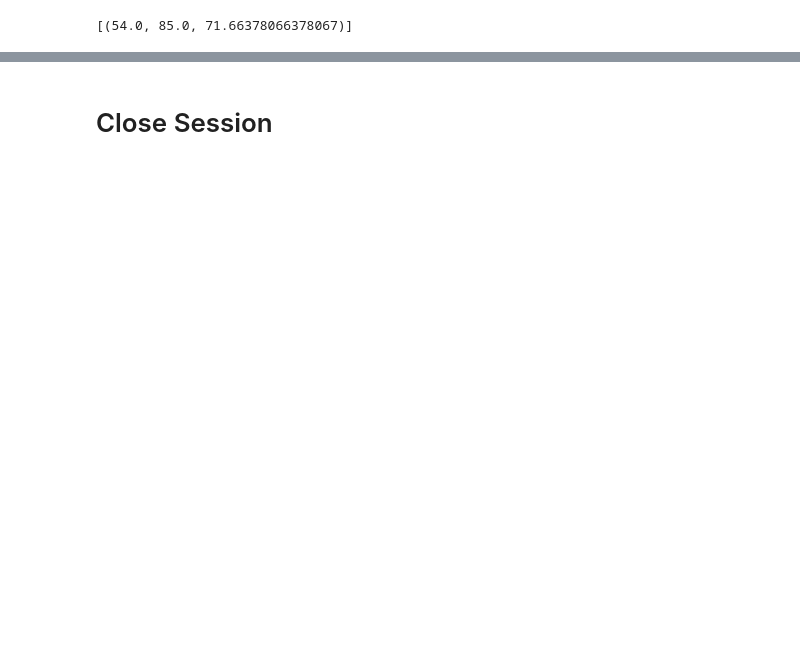
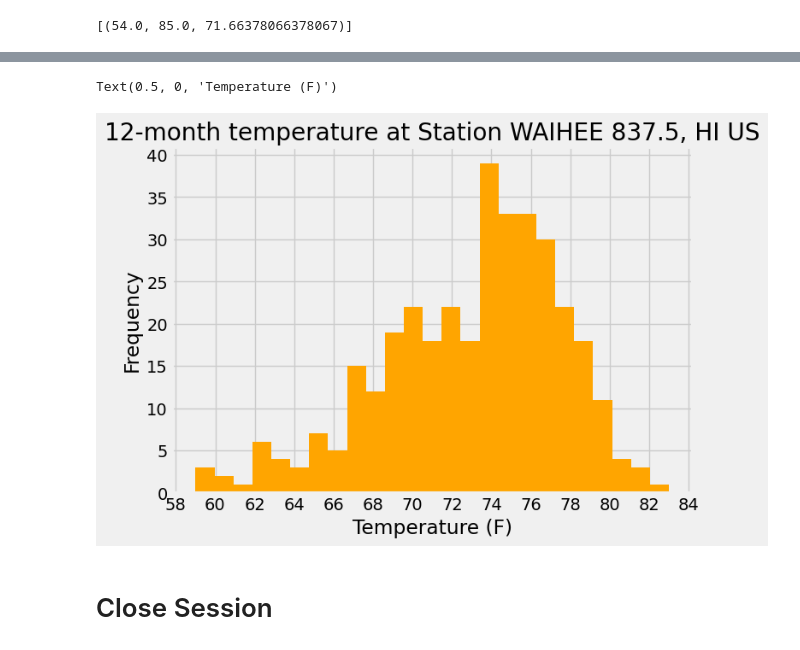
Before and after one commit to kendraliu/SQL-Alchemy-challenge, a Jupyter notebook: SurfsUp/climate.ipynb, the cells around one changed output, grey strips where cells are left out. Saved outputs shown, nothing was run; the diff lists cells and outputs as text; code cells hidden in the pictures; blank space fills up the shorter version.

```diff
--- a/SurfsUp/climate.ipynb
+++ b/SurfsUp/climate.ipynb
@@ -195,3 +301,11 @@ Text(0.5, 4.183333333333314, 'Temperature')
+# %%
+topStationTempPlot = topStationTemp.plot(kind="hist", bins=25, title="12-month temperature at Station WAIHEE 837.5, HI US", figsize=(7,5), color="orange")
+topStationTempPlot.locator_params(axis='x', nbins=25)
+topStationTempPlot.legend().set_visible(False)
+topStationTempPlot.set_xlabel("Temperature (F)")
+# %% [output]
+Text(0.5, 0, 'Temperature (F)')
+[figure, added]
 # %% [markdown]
 # Close Session
 # %%
```
Also changed, not shown: parts of 13 cells of this notebook.
